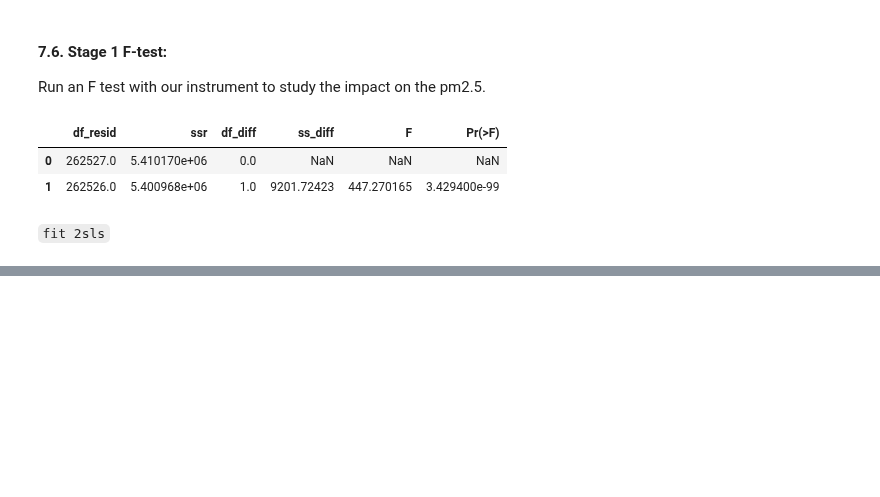
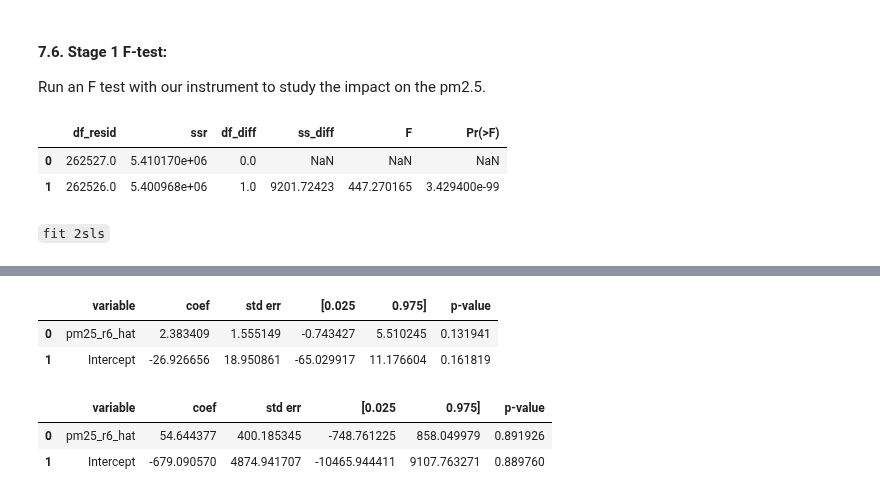
Before and after one commit to mattslyons/JLPS_capstone_project, a Jupyter notebook: modeling/2sls_new_instrument.ipynb, the cells around one changed output, grey strips where cells are left out. Cells and saved outputs as stored; diff of their text form; code cells hidden in the pictures; blank space fills up the shorter version.

```diff
--- a/modeling/2sls_new_instrument.ipynb
+++ b/modeling/2sls_new_instrument.ipynb
@@ -829,8 +838,6 @@ saved_stage1.to_parquet(saved_stage1_name + ".parquet")
 # %%
-# testing loading results
-
 from statsmodels.regression.linear_model import OLSResults
-new_results = OLSResults.load(os.path.join(out_dir, "s1_PREDICTOR_Izmy_v1_unnormed_r6_TARGETING_pm25_r6.pkl"))
+new_results = OLSResults.load(os.path.join(out_dir1, "s1_PREDICTOR_Izmy_v1_unnormed_r6_TARGETING_pm25_r6.pkl"))
 display(pd.concat(
         [
 
@@ -922 +921,36 @@ Outcome:  y_visits_resp_cardio
+# %%
+from statsmodels.regression.linear_model import OLSResults
+new_results2 = OLSResults.load(os.path.join(out_dir2, "s2_PREDICTOR_pm25_r6_hat_TARGETING_y_visits_hematopoietic_cancers_fwd3.pkl"))
+display(pd.concat(
+        [
+
+            #fitted.pvalues.values
+            pd.DataFrame(new_results2.params).reset_index(drop=False).rename(columns={"index":"variable", 0:"coef"}).iloc[0:2,:],
+            pd.DataFrame(new_results2.bse).reset_index(drop=False).rename(columns={"index":"variable", 0:"std err"}).iloc[0:2,1:2],
+            new_results2.conf_int(alpha=0.05, cols=None).reset_index(drop=True).rename(columns={0:"[0.025", 1:"0.975]"}).iloc[0:2,:],
+            pd.DataFrame(new_results2.pvalues.values).reset_index(drop=True).rename(columns={0:"p-value"}).iloc[0:2,:]
+        ],
+        axis=1
+        ))
+# %% [output]
+|  | variable | coef | std err | [0.025 | 0.975] | p-value |
+| 0 | pm25_r6_hat | 2.383409 | 1.555149 | -0.743427 | 5.510245 | 0.131941 |
+| 1 | Intercept | -26.926656 | 18.950861 | -65.029917 | 11.176604 | 0.161819 |
+# %%
+new_results2 = OLSResults.load(os.path.join(out_dir2, "s2_PREDICTOR_pm25_r6_hat_TARGETING_y_visits_injuries_accidents_fwd3.pkl"))
+display(pd.concat(
+        [
+
+            #fitted.pvalues.values
+            pd.DataFrame(new_results2.params).reset_index(drop=False).rename(columns={"index":"variable", 0:"coef"}).iloc[0:2,:],
+            pd.DataFrame(new_results2.bse).reset_index(drop=False).rename(columns={"index":"variable", 0:"std err"}).iloc[0:2,1:2],
+            new_results2.conf_int(alpha=0.05, cols=None).reset_index(drop=True).rename(columns={0:"[0.025", 1:"0.975]"}).iloc[0:2,:],
+            pd.DataFrame(new_results2.pvalues.values).reset_index(drop=True).rename(columns={0:"p-value"}).iloc[0:2,:]
+        ],
+        axis=1
+        ))
+# %% [output]
+|  | variable | coef | std err | [0.025 | 0.975] | p-value |
+| 0 | pm25_r6_hat | 54.644377 | 400.185345 | -748.761225 | 858.049979 | 0.891926 |
+| 1 | Intercept | -679.090570 | 4874.941707 | -10465.944411 | 9107.763271 | 0.889760 |
 # %%
```
Also changed, not shown: parts of 16 cells of this notebook.
